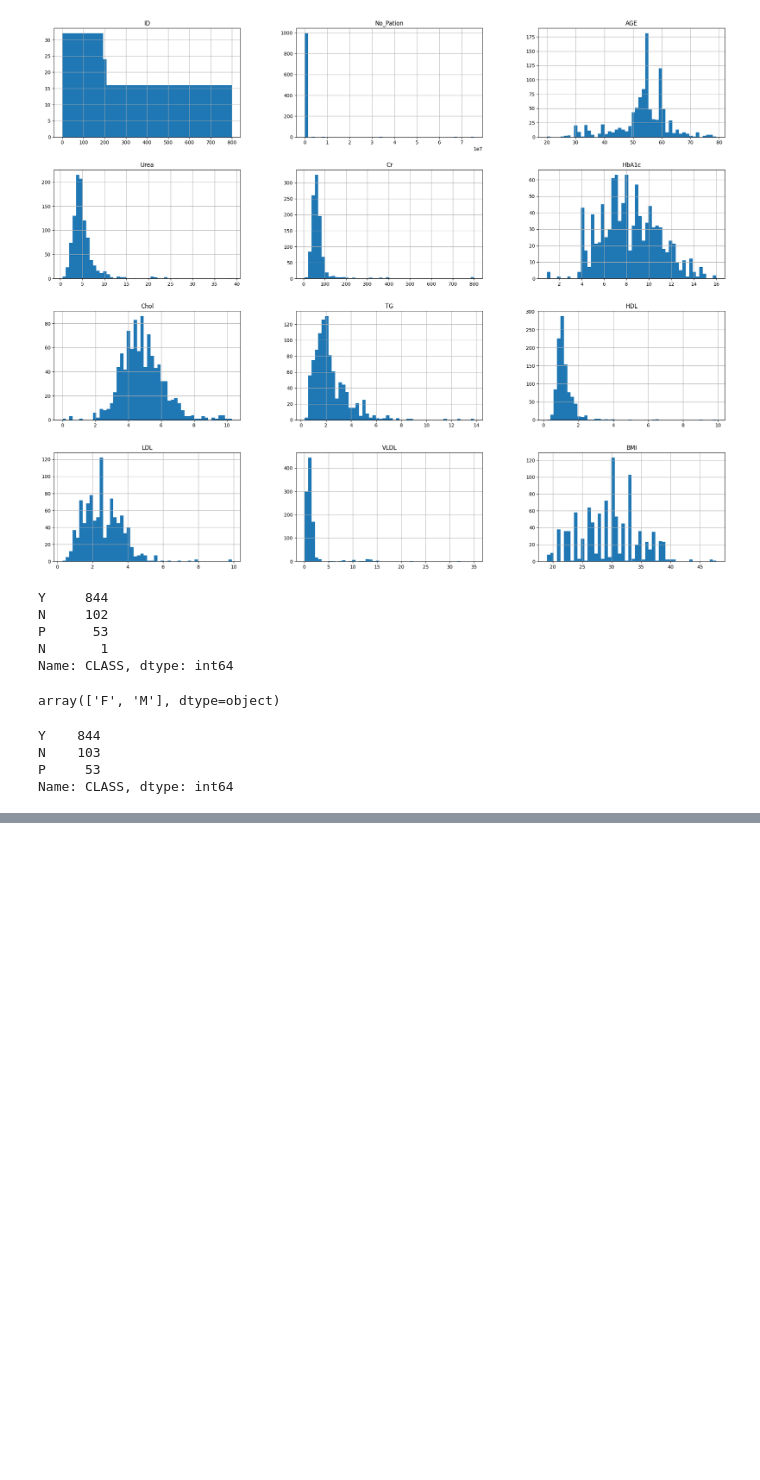
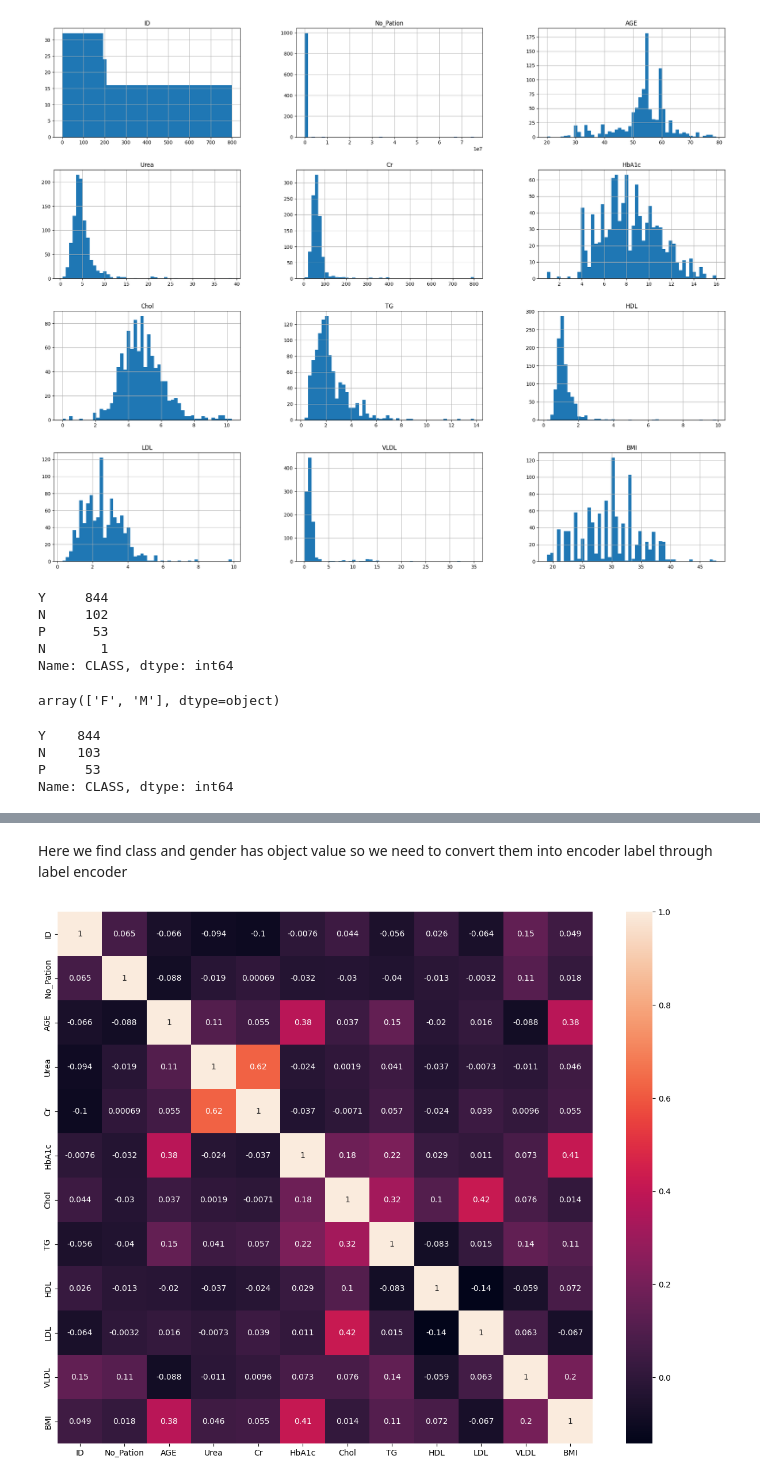
Before and after one commit to MoazzemhossainMoazz/EDGE_AI, a Jupyter notebook: EDGE_classwork_17_7_2023.ipynb, the cells around one changed output, grey strips where cells are left out. Saved outputs shown, nothing was run; the diff lists cells and outputs as text; code cells hidden in the pictures; blank space fills up the shorter version.

Commit message:
Added Heat map

```diff
--- a/EDGE_classwork_17_7_2023.ipynb
+++ b/EDGE_classwork_17_7_2023.ipynb
@@ -140,0 +162,9 @@ Name: CLASS, dtype: int64
+# %% [markdown]
+Here we find class and gender has object value so we need to convert them into encoder label through label encoder
+# %%
+#heat map
+plt.figure(figsize=(15,12))
+sns.heatmap(df.corr(), annot=True)
+plt.show()
+# %% [output]
+[figure, added]
```
Also changed, not shown: parts of 1 cell of this notebook.
